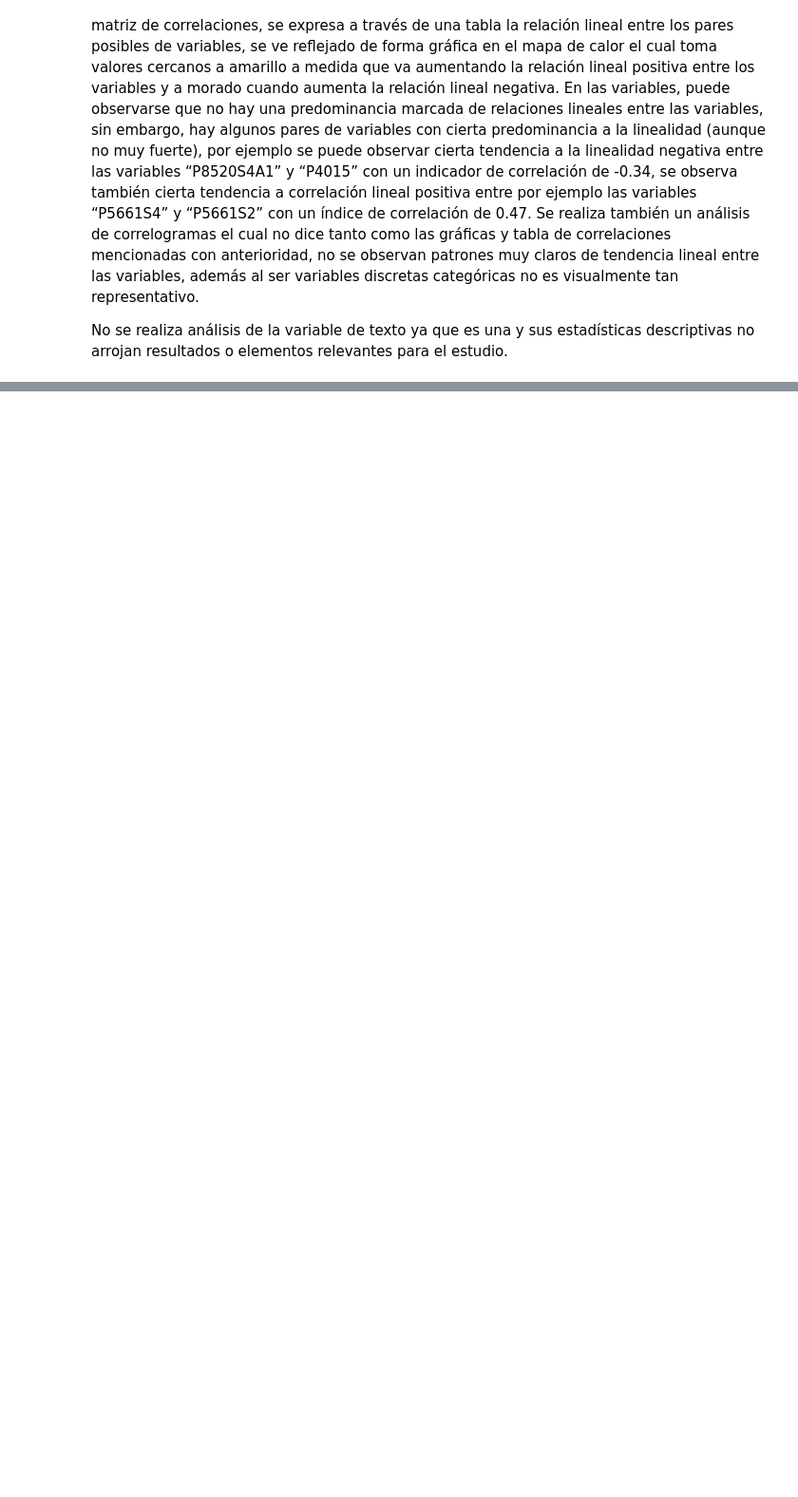
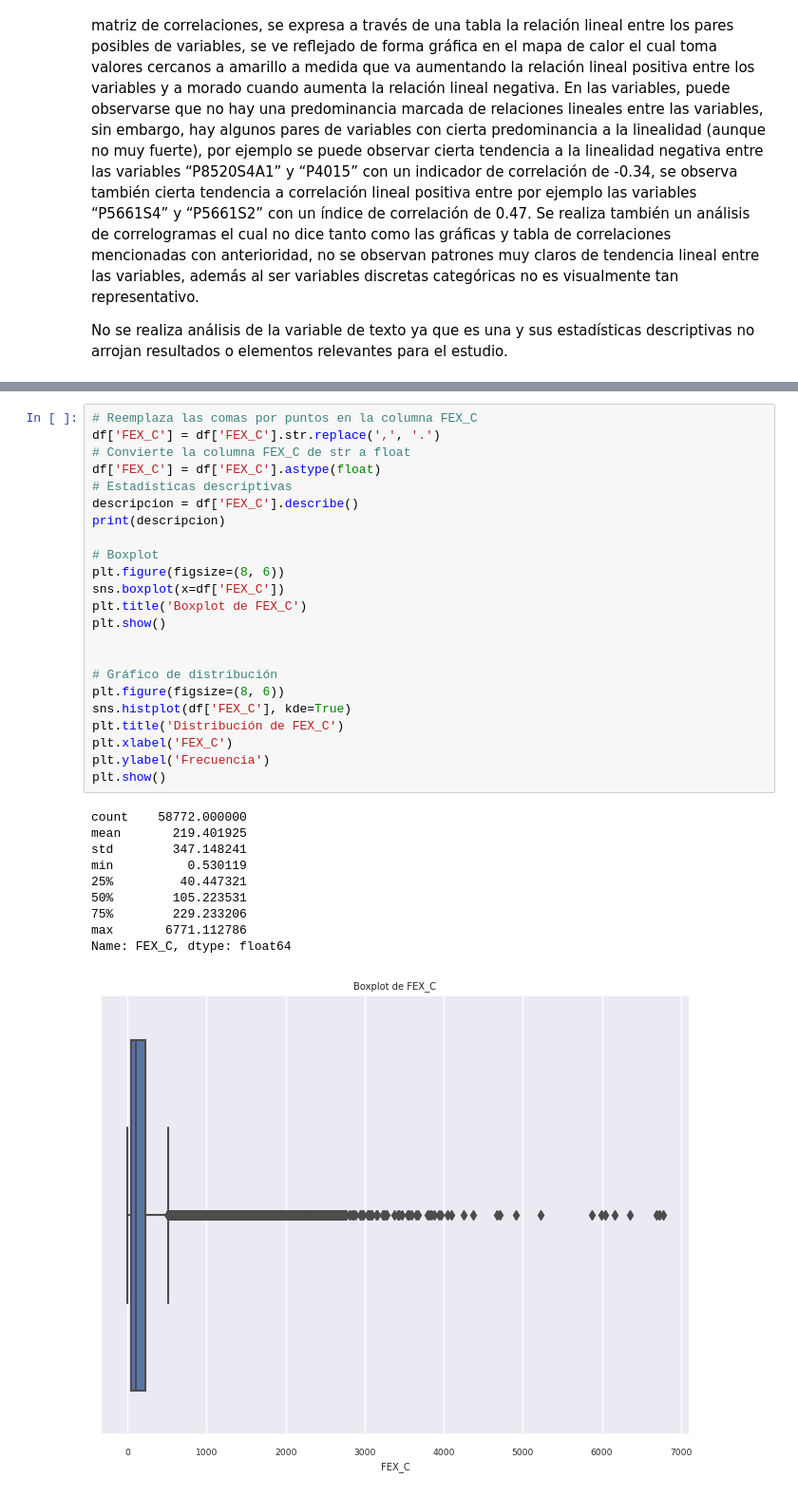
Before and after one commit to lauperalta44/aprend_no_supervisado, a Jupyter notebook: Código/Proyecto_Aprendizaje_No_Supervisado.ipynb, the cells around one changed output, grey strips where cells are left out. Shown at 95% size. Drawn from its saved outputs; the diff is of its cells as text; blank space fills up the shorter version.

```diff
--- a/Código/Proyecto_Aprendizaje_No_Supervisado.ipynb
+++ b/Código/Proyecto_Aprendizaje_No_Supervisado.ipynb
@@ -327,0 +361,34 @@ Finalmente, se realiza un último gráfico que agrupa todas las variables, se ha
+# %%
+# Reemplaza las comas por puntos en la columna FEX_C
+df['FEX_C'] = df['FEX_C'].str.replace(',', '.')
+# Convierte la columna FEX_C de str a float
+df['FEX_C'] = df['FEX_C'].astype(float)
+# Estadísticas descriptivas
+descripcion = df['FEX_C'].describe()
+print(descripcion)
+
+# Boxplot
+plt.figure(figsize=(8, 6))
+sns.boxplot(x=df['FEX_C'])
+plt.title('Boxplot de FEX_C')
+plt.show()
+
+
+# Gráfico de distribución
+plt.figure(figsize=(8, 6))
+sns.histplot(df['FEX_C'], kde=True)
+plt.title('Distribución de FEX_C')
+plt.xlabel('FEX_C')
+plt.ylabel('Frecuencia')
+plt.show()
+# %% [output]
+count    58772.000000
+mean       219.401925
+std        347.148241
+min          0.530119
+25%         40.447321
+50%        105.223531
+75%        229.233206
+max       6771.112786
+Name: FEX_C, dtype: float64
+[figure, added]
```
Also changed, not shown: parts of 39 cells of this notebook.
